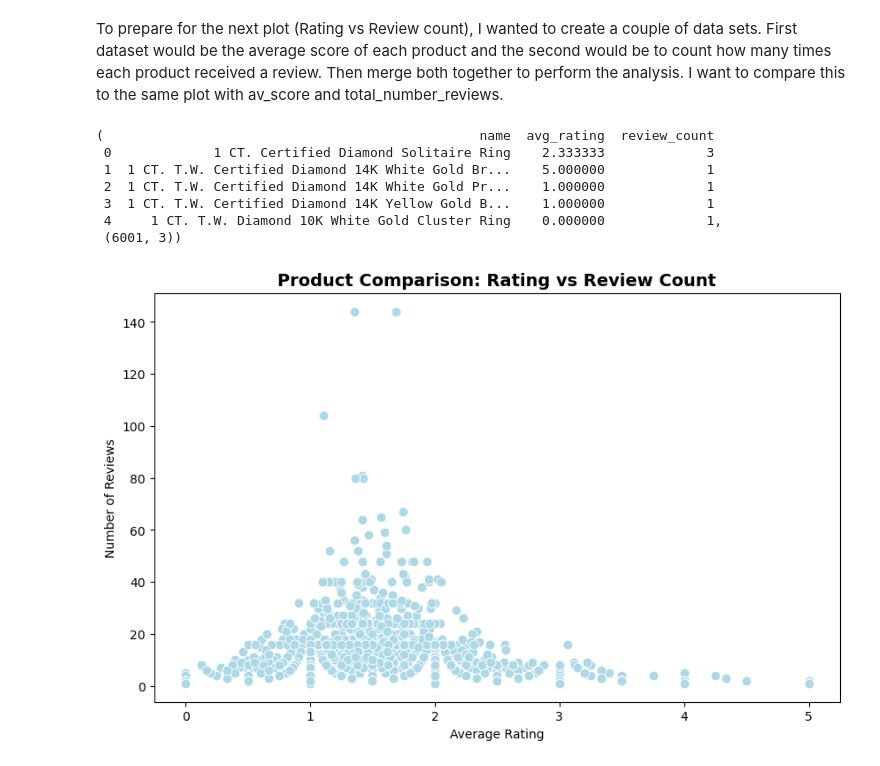
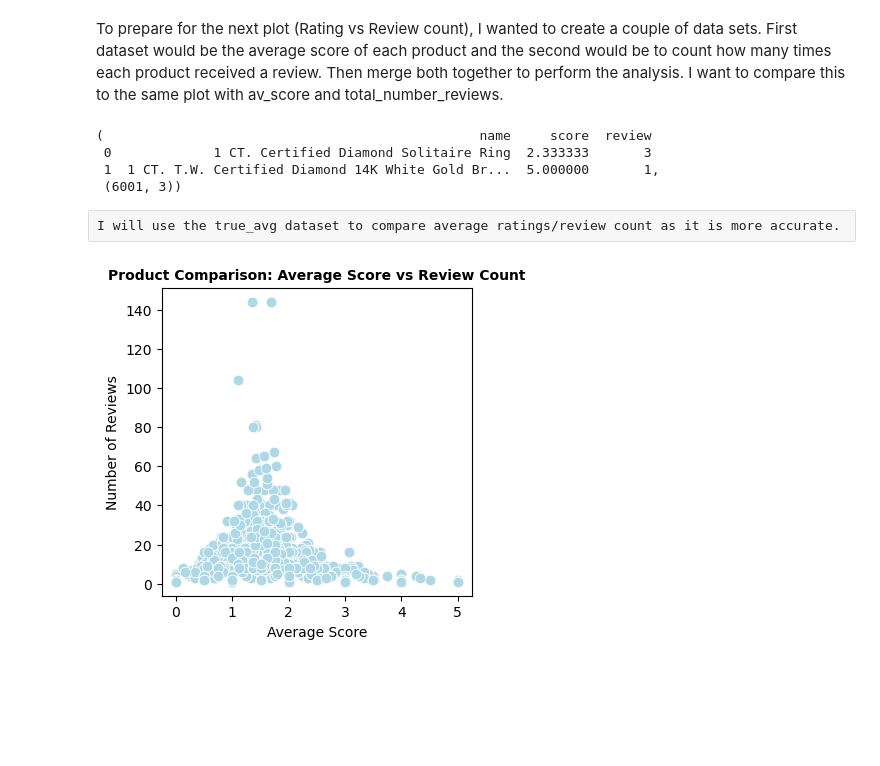
Before and after one commit to johnjtj92/BD2Project, a Jupyter notebook: 3034152_BD2.ipynb, the cells around one changed output. Drawn from its saved outputs; the diff is of its cells as text; code cells hidden in the pictures; blank space fills up the shorter version.

```diff
--- a/3034152_BD2.ipynb
+++ b/3034152_BD2.ipynb
@@ -886,31 +776,28 @@ To prepare for the next plot (Rating vs Review count), I wanted to create a coup
 top_rated = (
     final_merged.groupby("name", as_index=False)    #Using name of item as first column
     ["score"].mean()                              #Taking the mean of the scores
-    .rename(columns={"score": "avg_rating"})
 )
 
 most_reviewed = (
     final_merged.groupby("name", as_index=False)
     ["review"].count()            #Counting number of reviews
-    .rename(columns={"review": "review_count"})
 )
 
-compare_df = pd.merge(top_rated, most_reviewed, on="name", how="inner")
-compare_df.head(), compare_df.shape
+true_avg = pd.merge(top_rated, most_reviewed, on="name", how="inner")
+true_avg.head(2), compare_df.shape
 # %% [output]
-(                                                name  avg_rating  review_count
- 0             1 CT. Certified Diamond Solitaire Ring    2.333333             3
- 1  1 CT. T.W. Certified Diamond 14K White Gold Br...    5.000000             1
- 2  1 CT. T.W. Certified Diamond 14K White Gold Pr...    1.000000             1
- 3  1 CT. T.W. Certified Diamond 14K Yellow Gold B...    1.000000             1
- 4     1 CT. T.W. Diamond 10K White Gold Cluster Ring    0.000000             1,
+(                                                name     score  review
+ 0             1 CT. Certified Diamond Solitaire Ring  2.333333       3
+ 1  1 CT. T.W. Certified Diamond 14K White Gold Br...  5.000000       1,
  (6001, 3))
+# %% [raw]
+I will use the true_avg dataset to compare average ratings/review count as it is more accurate.
 # %%
-plt.figure(figsize=(10,6))
-sns.scatterplot(data=compare_df, x="avg_rating", y="review_count", color="lightblue", s=60)
-plt.title("Product Comparison: Rating vs Review Count", fontsize=14, weight="bold")
-plt.xlabel("Average Rating")
+plt.figure(figsize=(4,4))
+sns.scatterplot(data=true_avg, x="score", y="review", color="lightblue", s=60)
+plt.title("Product Comparison: Average Score vs Review Count", fontsize=10, weight="bold")
+plt.xlabel("Average Score")
 plt.ylabel("Number of Reviews")
 plt.show()
 # %% [output]
-[figure, old version]
+[figure, new version]
```
Also changed, not shown: parts of 30 cells of this notebook.
